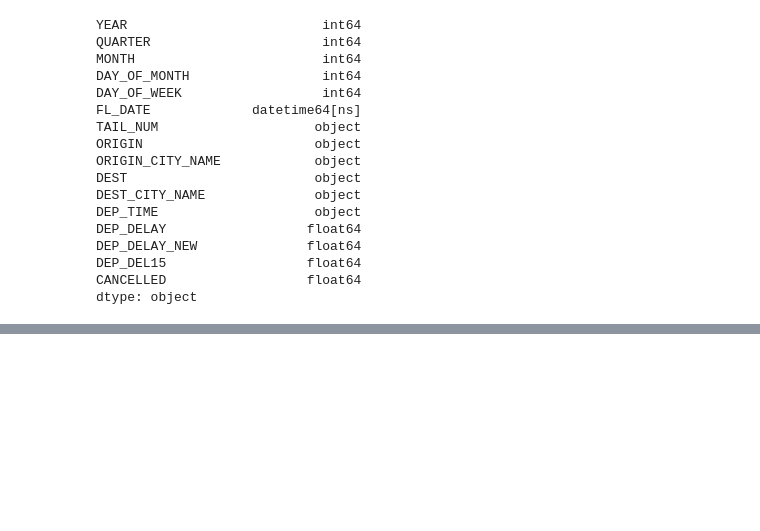
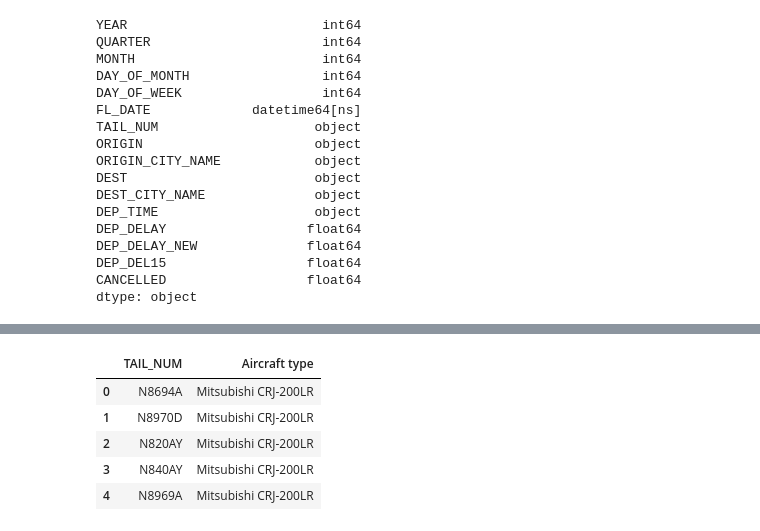
Before and after one commit to TharangaLakmali/Flight_delay_prediction, a Jupyter notebook: preprocessing_data.ipynb, the cells around one changed output, grey strips where cells are left out. Saved outputs shown, nothing was run; the diff lists cells and outputs as text; code cells hidden in the pictures; blank space fills up the shorter version.

```diff
--- a/preprocessing_data.ipynb
+++ b/preprocessing_data.ipynb
@@ -192,3 +183,19 @@ flight_data.head()
 | 2 | 2020 | 1 | 1 | 1 | 3 | 2020-01-01 | N7885A | ONT | Ontario, CA | ... |
 | 3 | 2020 | 1 | 1 | 1 | 3 | 2020-01-01 | N551WN | ONT | Ontario, CA | ... |
 | 4 | 2020 | 1 | 1 | 1 | 3 | 2020-01-01 | N968WN | ONT | Ontario, CA | ... |
+# %%
+# reading aircraft data and dropping the na values
+aircraft_data = (
+    pd.read_csv('/content/drive/MyDrive/data/aircraft_data/tail_n_aircraft.csv')[['TAIL_NUM','Aircraft type']]
+    .dropna(subset=['Aircraft type'])
+    .drop_duplicates()
+    )
+# %%
+aircraft_data.head()
+# %% [output]
+|  | TAIL_NUM | Aircraft type |
+| 0 | N8694A | Mitsubishi CRJ-200LR |
+| 1 | N8970D | Mitsubishi CRJ-200LR |
+| 2 | N820AY | Mitsubishi CRJ-200LR |
+| 3 | N840AY | Mitsubishi CRJ-200LR |
+| 4 | N8969A | Mitsubishi CRJ-200LR |
```
Also changed, not shown: parts of 17 cells of this notebook.
